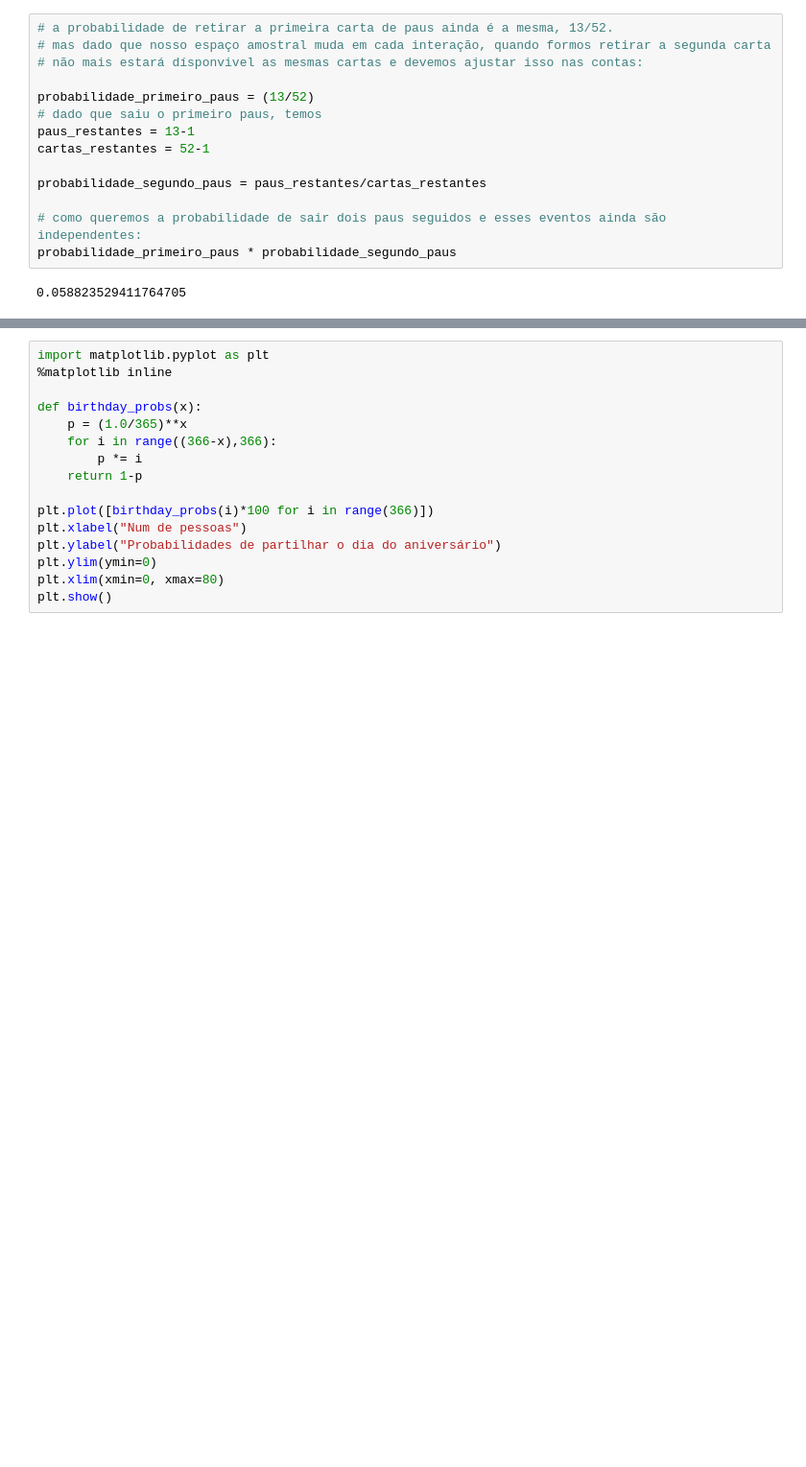
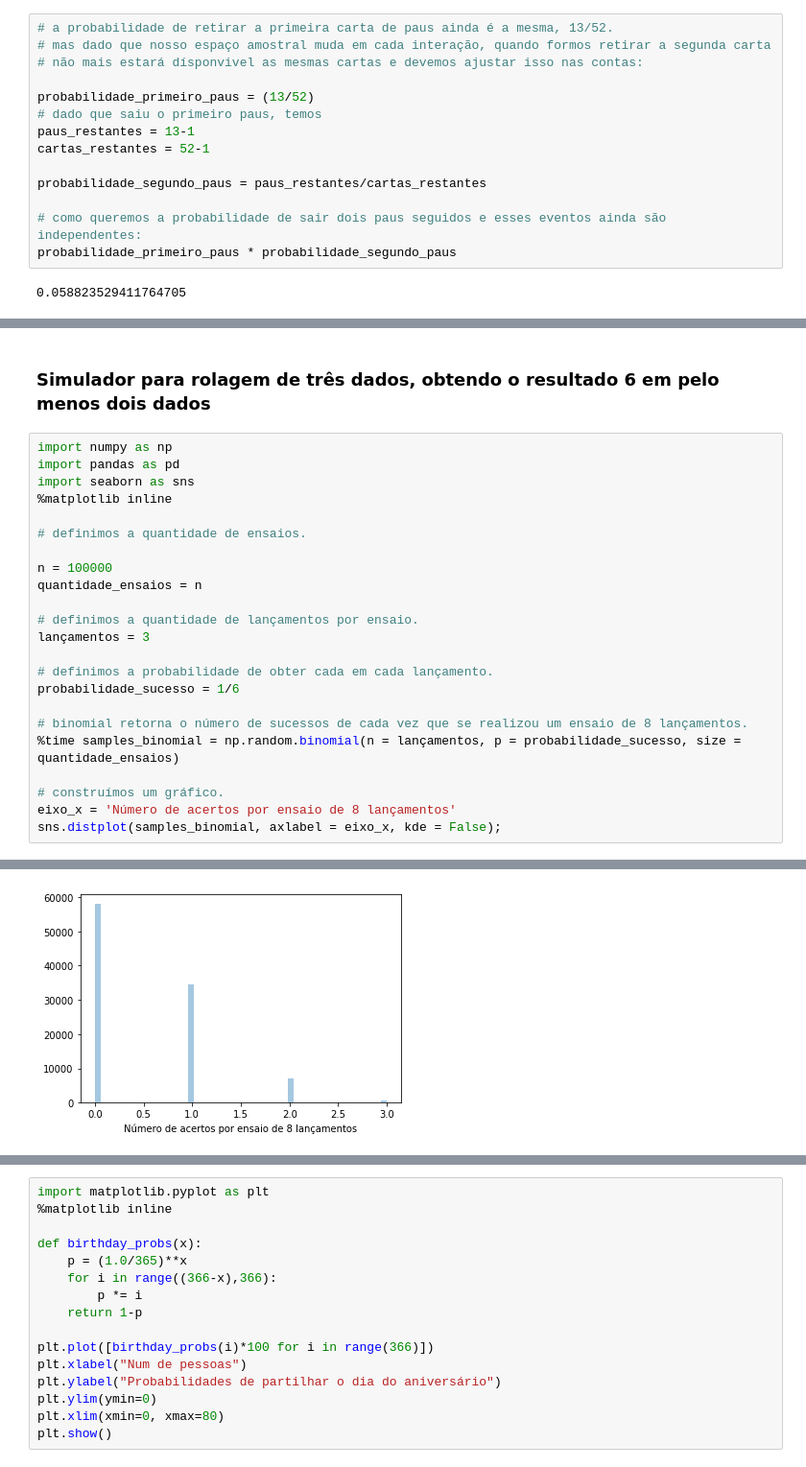
Before and after one commit to sn3fru/datascience_course, a Jupyter notebook: 1-analise-exploratória-basica/04-probabilidade/aula.ipynb, the cells around one changed output, grey strips where cells are left out. Shown: that part at 96% size. Drawn from its saved outputs; the diff is of its cells as text; blank space fills up the shorter version.

```diff
--- a/1-analise-exploratória-basica/04-probabilidade/aula.ipynb
+++ b/1-analise-exploratória-basica/04-probabilidade/aula.ipynb
@@ -38,0 +178,26 @@ Quantas pessoas precisam ter em uma sala para que tenha pelo menos um par de ani
+# %% [markdown]
+### Simulador para rolagem de três dados, obtendo o resultado 6 em pelo menos dois dados
+# %%
+import numpy as np
+import pandas as pd
+import seaborn as sns
+%matplotlib inline
+
+# definimos a quantidade de ensaios.
+
+n = 100000
+quantidade_ensaios = n
+
+# definimos a quantidade de lançamentos por ensaio.
+lançamentos = 3
+
+# definimos a probabilidade de obter cada em cada lançamento.
+probabilidade_sucesso = 1/6
+
+# binomial retorna o número de sucessos de cada vez que se realizou um ensaio de 8 lançamentos.
+%time samples_binomial = np.random.binomial(n = lançamentos, p = probabilidade_sucesso, size = quantidade_ensaios)
+
+# construímos um gráfico.
+eixo_x = 'Número de acertos por ensaio de 8 lançamentos'
+sns.distplot(samples_binomial, axlabel = eixo_x, kde = False);
+# %% [output]
@@ -38,0 +206 @@ Quantas pessoas precisam ter em uma sala para que tenha pelo menos um par de ani
+[figure, added]
```
Also changed, not shown: parts of 30 cells of this notebook, 13 other files.
